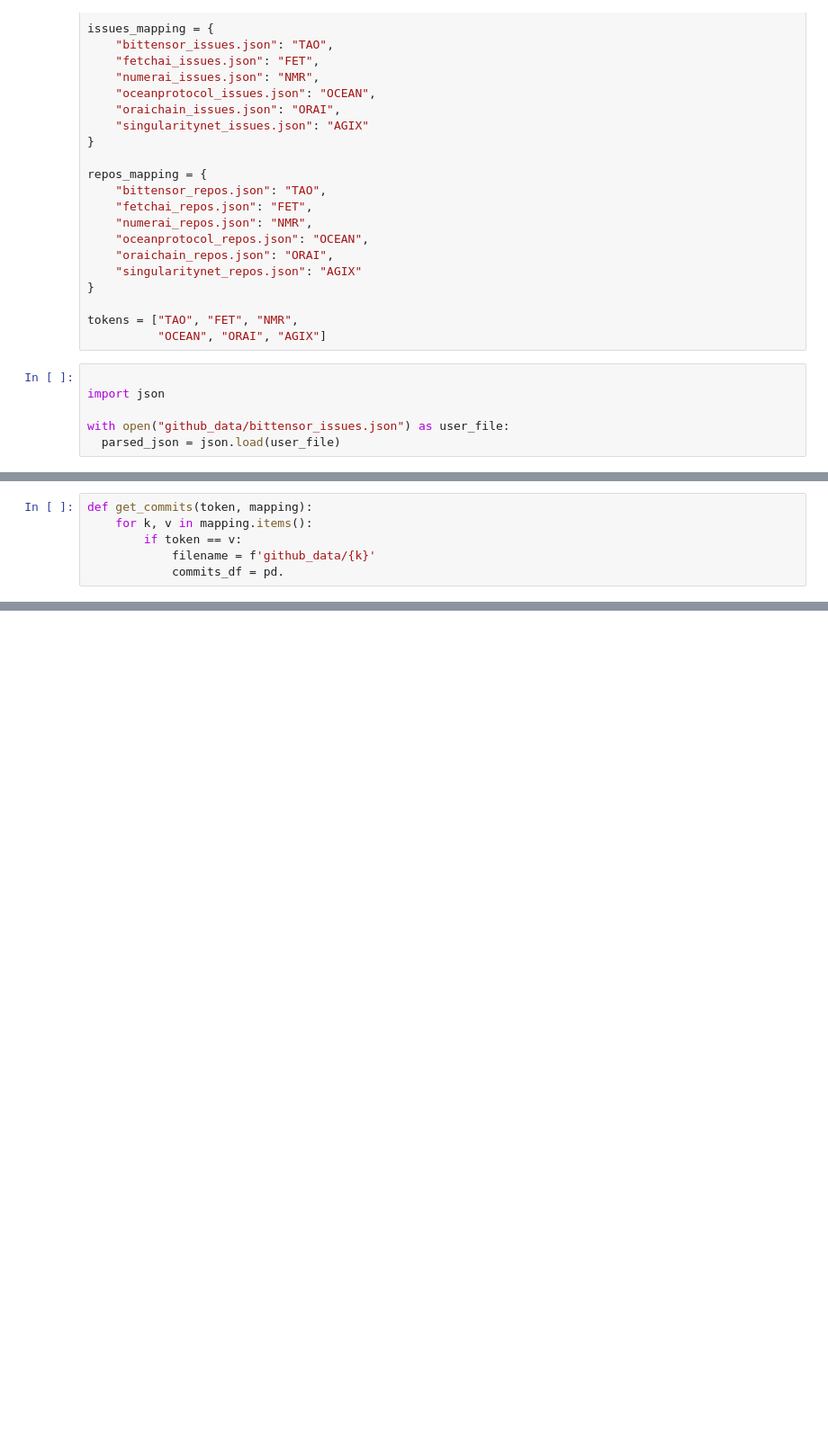
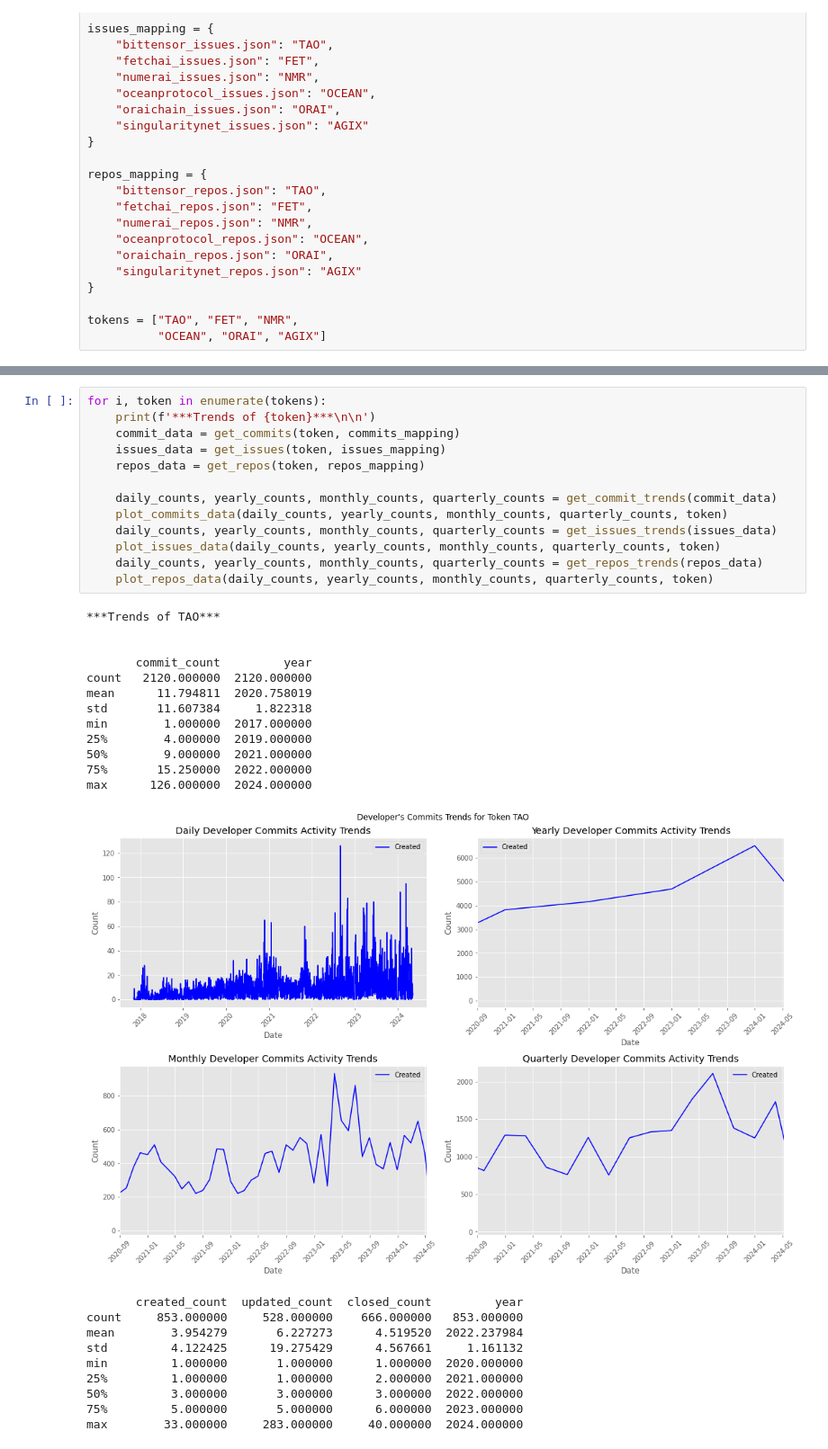
Before and after one commit to MarcLlopart/Github-Developer-Dynamics, a Jupyter notebook: 1_preprocessing.ipynb, the cells around one changed output, grey strips where cells are left out. Shown at 90% size. Drawn from its saved outputs; the diff is of its cells as text; blank space fills up the shorter version.

```diff
--- a/1_preprocessing.ipynb
+++ b/1_preprocessing.ipynb
@@ -43,9 +44,3 @@ repos_mapping = {
 
 tokens = ["TAO", "FET", "NMR",
           "OCEAN", "ORAI", "AGIX"]
-# %%
-
-import json
-
-with open("github_data/bittensor_issues.json") as user_file:
-  parsed_json = json.load(user_file)
@@ -65,6 +46,0 @@ Index(['url', 'repository_url', 'labels_url', 'comments_url', 'events_url',
-# %%
-def get_commits(token, mapping):
-    for k, v in mapping.items():
-        if token == v:
-            filename = f'github_data/{k}'
-            commits_df = pd.
@@ -70,0 +348,36 @@ def get_commits(token, mapping):
+# %%
+for i, token in enumerate(tokens):
+    print(f'***Trends of {token}***\n\n')
+    commit_data = get_commits(token, commits_mapping)
+    issues_data = get_issues(token, issues_mapping)
+    repos_data = get_repos(token, repos_mapping)
+
+    daily_counts, yearly_counts, monthly_counts, quarterly_counts = get_commit_trends(commit_data)
+    plot_commits_data(daily_counts, yearly_counts, monthly_counts, quarterly_counts, token)
+    daily_counts, yearly_counts, monthly_counts, quarterly_counts = get_issues_trends(issues_data)
+    plot_issues_data(daily_counts, yearly_counts, monthly_counts, quarterly_counts, token)
+    daily_counts, yearly_counts, monthly_counts, quarterly_counts = get_repos_trends(repos_data)
+    plot_repos_data(daily_counts, yearly_counts, monthly_counts, quarterly_counts, token)
+# %% [output]
+***Trends of TAO***
+
+
+       commit_count         year
+count   2120.000000  2120.000000
+mean      11.794811  2020.758019
+std       11.607384     1.822318
+min        1.000000  2017.000000
+25%        4.000000  2019.000000
+50%        9.000000  2021.000000
+75%       15.250000  2022.000000
+max      126.000000  2024.000000
+[figure, added]
+       created_count  updated_count  closed_count         year
+count     853.000000     528.000000    666.000000   853.000000
+mean        3.954279       6.227273      4.519520  2022.237984
+std         4.122425      19.275429      4.567661     1.161132
+min         1.000000       1.000000      1.000000  2020.000000
+25%         1.000000       1.000000      2.000000  2021.000000
+50%         3.000000       3.000000      3.000000  2022.000000
+75%         5.000000       5.000000      6.000000  2023.000000
+max        33.000000     283.000000     40.000000  2024.000000
```
Also changed, not shown: parts of 7 cells of this notebook.
